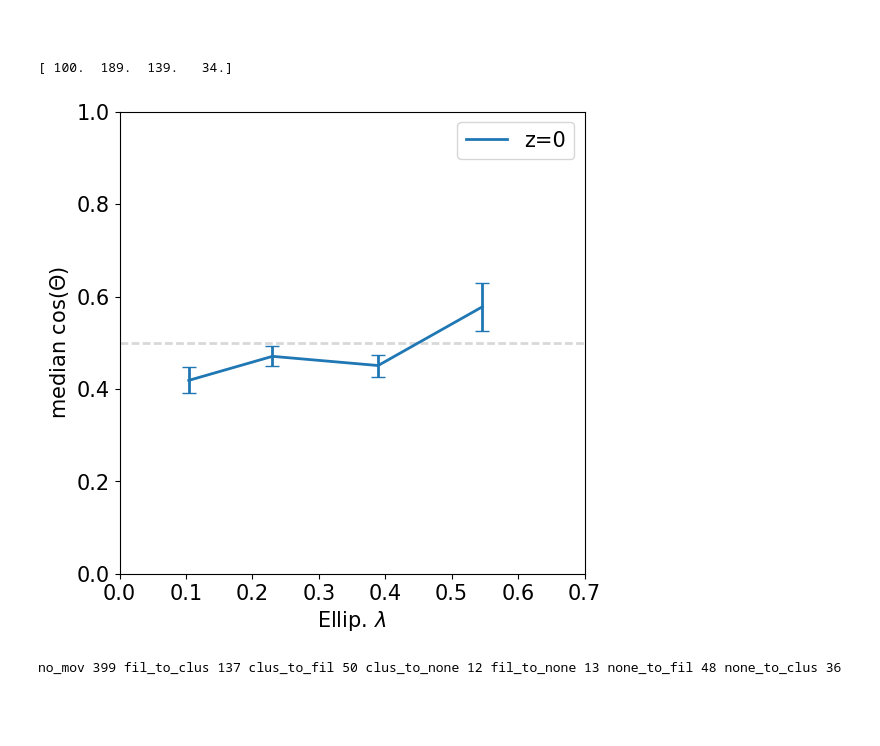
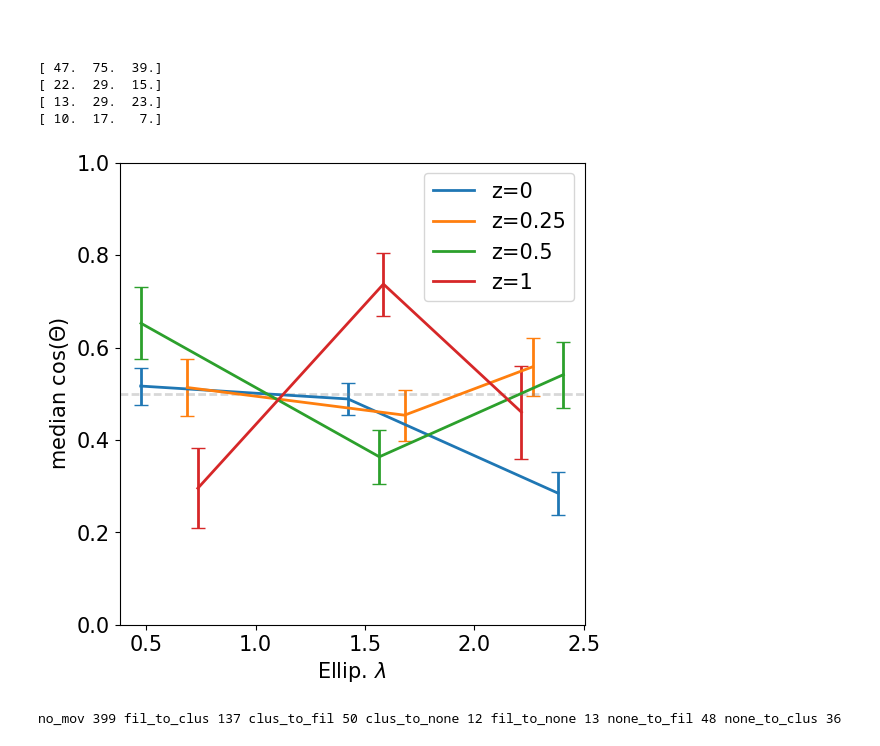
Before and after one commit to zpenoyre/illustris, a Jupyter notebook: web/code/data_analysis.ipynb, the cells around one changed output. Cells and saved outputs as stored; diff of their text form; code cells hidden in the pictures; blank space fills up the shorter version.

```diff
--- a/web/code/data_analysis.ipynb
+++ b/web/code/data_analysis.ipynb
@@ -67,7 +67,7 @@ def maskWeb_ellip(whichSnap, webValue):
     return (webData_ellip[whichSnap][:,17]==webValue);
 
 # bins is bin list, value means filament or cluster (0 or 1), mass means mass cutoff, indices are which to bin
-def fractions_function(bins_1, bins_2, value, mass = 11, index1=17, index2=17):
+def fractions_function(bins_1, bins_2, value, mass = 11, index1=17, index2=16):
     if (mass == 0):
         fractions = [];
         for i in range (0,4):
@@ -95,8 +95,10 @@ def redshift_fractions(bcluster=1):
     return frac_z
 # %%
 # fraction of ellipcials in filaments (blue) and clusters (red) with mass cutoff at 10^11 M*/M, below that mass dotted, above continuous at z=0
-fil_bins_b11 = [0.0,0.11,0.2,0.4,0.5]; fil_bins_a11 = [0.0,0.12,0.22,0.5]; bins_b11 = [0.0,0.14,0.3,0.55]#[0.0,0.13,0.25,0.4,0.5];
-bins_a11 = [0.0,0.15,0.33,0.65]#[0.0,0.13,0.25,0.5]#[0.0,0.175,0.25,0.5]
+fil_bins_b11 = [0,1,2,4]#[0.0,0.11,0.2,0.4,0.5];
+fil_bins_a11 = [0,1,2,4]#[0.0,0.12,0.22,0.5];
+bins_b11 = [0,1,2,4]#[0.0,0.14,0.3,0.55]
+bins_a11 = [0,1,2,4]# [0.0,0.15,0.33,0.65]
 fil_frac = fractions_function(fil_bins_b11,fil_bins_a11,0); clust_frac = fractions_function(bins_b11, bins_a11,1); voids_frac = fractions_function(bins_a11, bins_b11,-1);
 fig = plt.figure(figsize=(6, 6));gs=gridspec.GridSpec(1, 1);
 for i in [0]:
@@ -114,5 +116,5 @@ for i in [0]:
     minor_ticks_y = np.arange(0, 1, 0.1); ax1.set_yticks(minor_ticks_y, minor=True); ax1.yaxis.set_tick_params(which='minor',width=1, length=3, direction='in');
     ax1.xaxis.set_tick_params(width=1, length=7, direction='in');ax1.yaxis.set_tick_params(width=1, length=7, direction='in');
     handles, labels = ax1.get_legend_handles_labels(); handles = [h[0] for h in handles];
-ax1.set_xlabel(r'$\lambda_R$'); ax1.set_ylabel('Fraction');ax1.set_ylim([0, 1]);ax1.set_xlim([0.01, 0.55]);
+ax1.set_xlabel(r'$\lambda_R$'); ax1.set_ylabel('Fraction');ax1.set_ylim([0, 1]);#ax1.set_xlim([0.01, 0.55]);
 # %% [output]
@@ -217,0 +222,8 @@ def set_axis_params(ax,i):
+# %%
+theta_output = webData[i+1][clean_output[:,3]];
+lambda_output = galData[0][clean_output[:,2]];
+
+mass_cut_lambda_output = lambda_output[maskMass_data(lambda_output[:,2],mass_cut[j],mass_cut[j+1]) & (theta_output[:,17] ==0) & (lambda_output[:,14]<0.5)]
+mass_cut_theta_output = theta_output[maskMass_data(lambda_output[:,2],mass_cut[j],mass_cut[j+1]) & (theta_output[:,17] ==0) & (lambda_output[:,14]<0.5)]
+
+bin_data =   bf.bin_data(mass_cut_lambda_output[:,17], abs(mass_cut_theta_output[:,15]), bins2[i-1,j]+offset,0);
@@ -218,7 +232,9 @@ def set_axis_params(ax,i):
 # %%
 # lambda az z=0 vs cos(theta) at z=1
 fig = plt.figure(figsize=(16, 6)); gs=gridspec.GridSpec(1, 3);
-bins1 = np.array([[0,0.15,0.3,0.7],[0,0.15,0.3,0.7],[0,0.15,0.7]]); bins2 = np.array([[0,0.15,0.3,0.5,0.7],[0,0.15,0.3,0.5,0.7],[0,0.15,0.3,0.5,0.7]],[0,0.15,0.3,0.5,0.7]);
+bins1 = np.array([[0,0.15,0.3,0.45,0.8], [0,0.15,0.4,0.8],[0,0.15,0.3,0.8]]);
+bins2 = np.array([[[0,0.15,0.3,0.45,0.8],[0,0.15,0.4,0.8],[0,0.15,0.3,0.8]],
+                  [[0,0.15,0.3,0.45,0.8],[0,0.15,0.4,0.8],[0,0.15,0.3,0.8]]])
 
 for i in [0,1,2]:
     fmt = ['-','-','-']; mass_cut = [0,5,10,150]; color = mpl.cm.get_cmap('YlOrRd'); offset = -(0.01*(i)); label =['0<$M_{*z0}$<5','5<$M_{*z0}$<10','10<$M_{*z0}$']
@@ -232,15 +248,16 @@ for i in [0,1,2]:
         if i == 0:
             bin_data = bf.bin_data(galData_ellip[i][maskMass_data(galData_ellip[i][:,2],mass_cut[j],mass_cut[j+1]) & maskWeb_ellip(i,0)][:,17], abs(webData_ellip[i][maskMass_data(galData_ellip[i][:,2],mass_cut[j],mass_cut[j+1]) & maskWeb_ellip(i,0) ][:,15]),bins1[j],0)
         else:
-            theta_output = webData_ellip[i+1][clean_output[:,3]];
-            lambda_output = galData_ellip[0][clean_output[:,2]];
-            mass_cut_lambda_output = lambda_output[maskMass_data(lambda_output[:,2],mass_cut[j],mass_cut[j+1]) & (theta_output[:,17] ==0)]
-            mass_cut_theta_output = theta_output[maskMass_data(lambda_output[:,2],mass_cut[j],mass_cut[j+1]) & (theta_output[:,17] ==0)]
+            theta_output = webData[i+1][clean_output[:,3]];
+            lambda_output = galData[0][clean_output[:,2]];
+            mass_cut_lambda_output = lambda_output[maskMass_data(lambda_output[:,2],mass_cut[j],mass_cut[j+1]) & (theta_output[:,17] ==0) & (lambda_output[:,14]<0.5)]
+            mass_cut_theta_output = theta_output[maskMass_data(lambda_output[:,2],mass_cut[j],mass_cut[j+1]) & (theta_output[:,17] ==0) & (lambda_output[:,14]<0.5)]
 
-            bin_data =   bf.bin_data(mass_cut_lambda_output[:,17], abs(mass_cut_theta_output[:,15]), bins2[i-1,j]+offset,0);
+            bin_data =   bf.bin_data(mass_cut_lambda_output[:,17], abs(mass_cut_theta_output[:,15]), bins2[i-1,j],0);
         ax.errorbar(bin_data[:,0],bin_data[:,1], yerr=bin_data[:,3], fmt=fmt[j], capsize=5, label=label[j], color=color(0.4+j*0.3))
+        print(bin_data[:,5])
             #print(bin_data[:,5])
-        set_axis_params(ax,i);
+        set_axis_params(ax,1);
 
     #ax.text(0.5,0.65,r'z='+str(i*0.5),fontsize=15, fontweight='bold', ha='right');
 plt.tight_layout();
@@ -250,19 +275,23 @@ TypeError: data type not understood
 # %% [markdown]
 #
 # %%
-bin_lambda=[]; theta_bins =[[0,0.15,0.3,0.5,0.7],[0,0.3,0.4,0.7],[0,0.15,0.3,0.5,0.7],[0,0.15,0.3,0.5,0.7]]
+bin_lambda=[]; theta_bins =[[0,1,2,4],[0,1,2,4],[0,1,2,4],[0,1,2,4]]
 fig = plt.figure(figsize=(6, 6)); gs=gridspec.GridSpec(1, 1); ax5=plt.subplot(gs[0,0]);
-for i in [0]:
-    bin_lambda.append(bf.bin_data(galData[i][ maskMass(i,5) & maskEllips(i) & maskWeb(i,0)][:,17], abs(webData[i][maskMass(i,5) & maskEllips(i) & maskWeb(i,0) ][:,15]),theta_bins[i],1))
+for i in [0,1,2,3]:
+    bin_lambda.append(bf.bin_data(galData[i][ maskMass(i,10) & maskEllips(i) & maskWeb(i,0)][:,16], abs(webData[i][maskMass(i,10) & maskEllips(i) & maskWeb(i,0) ][:,15]),theta_bins[i],1))
     ax5.errorbar(bin_lambda[i][:,0], (bin_lambda[i][:,1]), yerr=bin_lambda[i][:,3], fmt='-', label='z='+str(redshift[i]), capsize=5)
     print(bin_lambda[i][:,5])
 
 handles, labels = ax5.get_legend_handles_labels(); handles = [h[0] for h in handles];
 ax5.legend(handles,labels,loc="upper right"); ax5.set_xlabel(r'Ellip. $\lambda$'); ax5.set_ylabel('median cos($\Theta$)');ax5.set_xscale('linear');ax5.axhline(0.5, color='grey', alpha=0.3, linestyle='--');
-ax5.set_xlim([0,0.7]);ax5.set_ylim([0,1]);
+#ax5.set_xlim([0,0.7]);
+ax5.set_ylim([0,1]);
 # %% [output]
-[ 100.  189.  139.   34.]
+[ 47.  75.  39.]
+[ 22.  29.  15.]
+[ 13.  29.  23.]
+[ 10.  17.   7.]
-[figure, old version]
+[figure, new version]
 # %%
 #load all galaxy data
 allgalData = []
```
Also changed, not shown: parts of 7 cells of this notebook.
